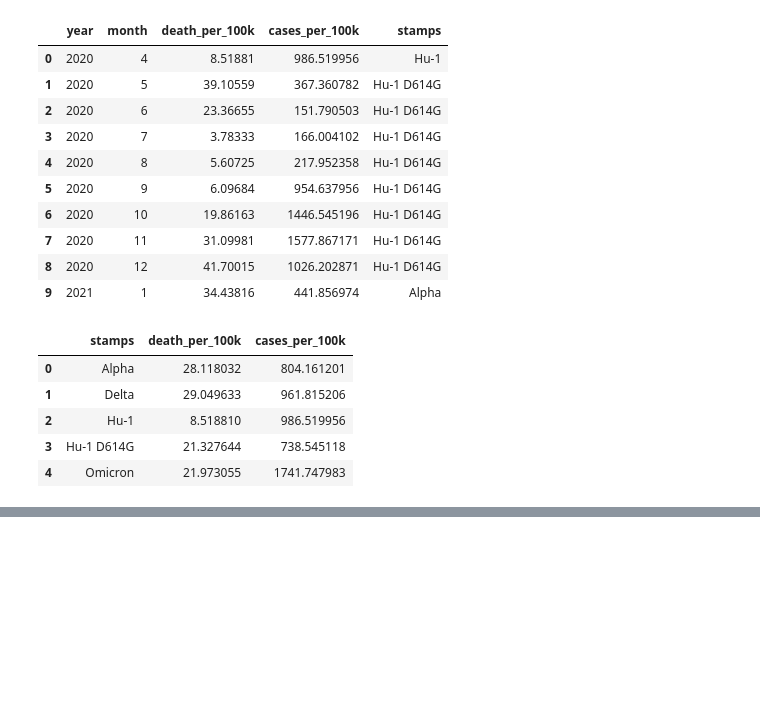
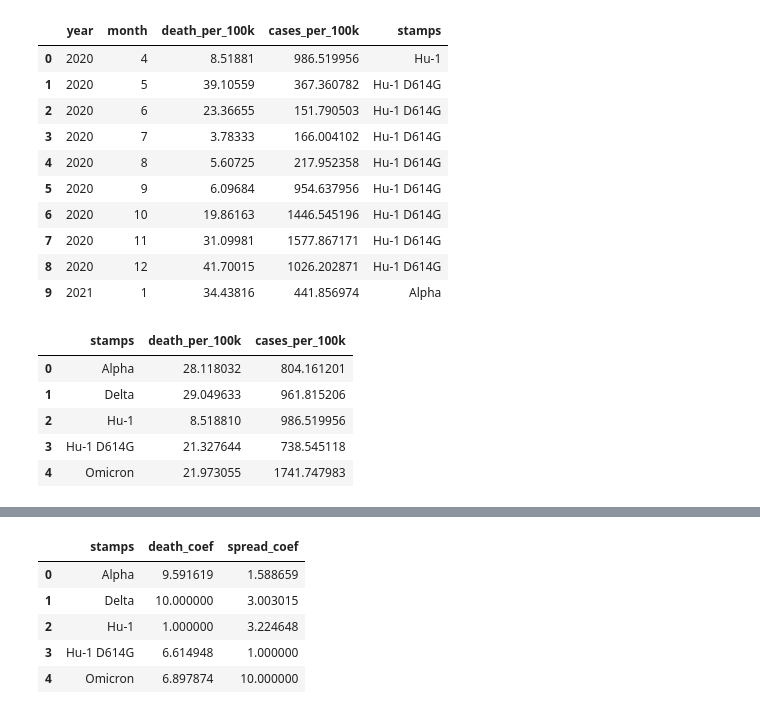
Before and after one commit to JesseHeisenberg/covid_19_statistic, a Jupyter notebook: main (2).ipynb, the cells around one changed output, grey strips where cells are left out. Saved outputs shown, nothing was run; the diff lists cells and outputs as text; code cells hidden in the pictures; blank space fills up the shorter version.

```diff
--- a/main (2).ipynb
+++ b/main (2).ipynb
@@ -728,3 +723,12 @@ stamps_info"""
+# %%
+stamps_info[['stamps', 'death_coef', 'spread_coef']]
+# %% [output]
+|  | stamps | death_coef | spread_coef |
+| 0 | Alpha | 9.591619 | 1.588659 |
+| 1 | Delta | 10.000000 | 3.003015 |
+| 2 | Hu-1 | 1.000000 | 3.224648 |
+| 3 | Hu-1 D614G | 6.614948 | 1.000000 |
+| 4 | Omicron | 6.897874 | 10.000000 |
 # %%
 real_mutation_impact = {
     'Alpha': {
```
Also changed, not shown: parts of 6 cells of this notebook.
